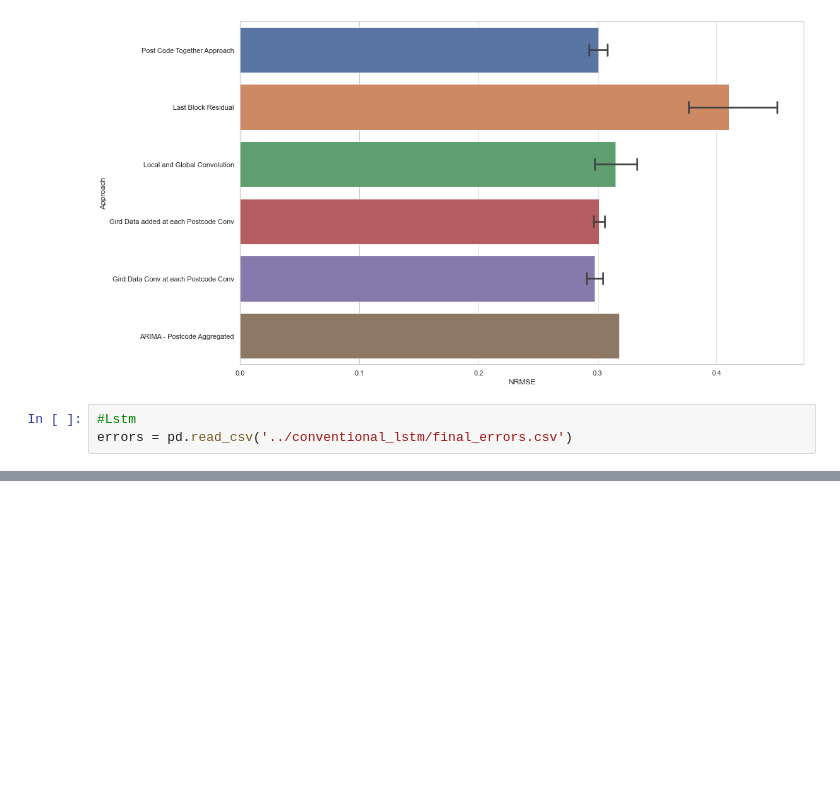
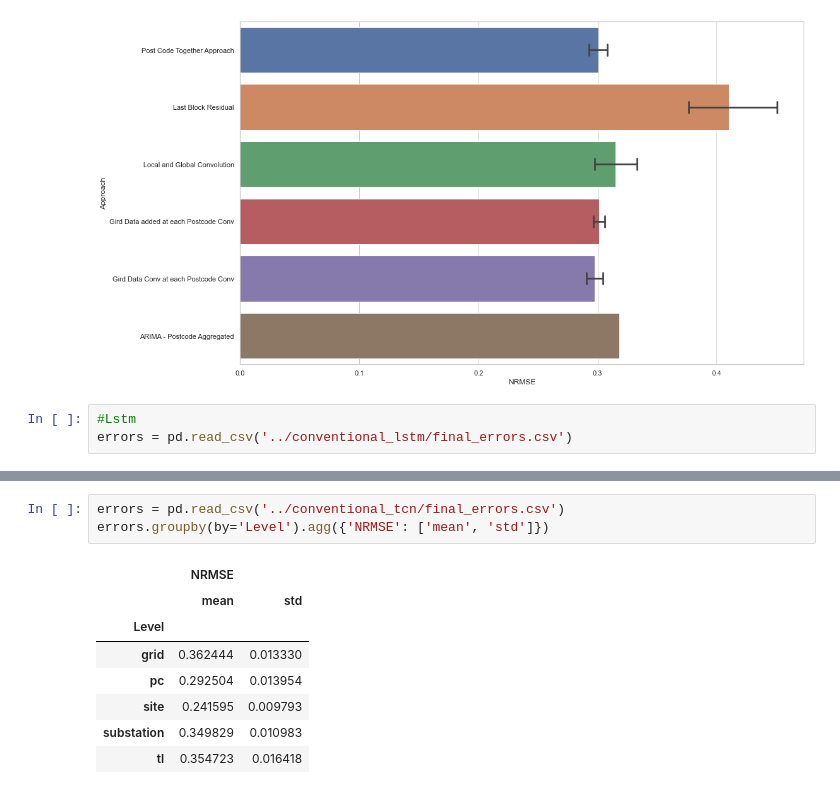
Before and after one commit to ManeeshaPerera/HTCNN-Forecasting, a Jupyter notebook: notebooks/draw-graphs.ipynb, the cells around one changed output, grey strips where cells are left out. Saved outputs shown, nothing was run; the diff lists cells and outputs as text; blank space fills up the shorter version.

```diff
--- a/notebooks/draw-graphs.ipynb
+++ b/notebooks/draw-graphs.ipynb
@@ -109,0 +129,12 @@ ax = sns.barplot(x="NRMSE", y="Level", data=errors, capsize=.2)
+# %%
+errors = pd.read_csv('../conventional_tcn/final_errors.csv')
+errors.groupby(by='Level').agg({'NRMSE': ['mean', 'std']})
+# %% [output]
+|  | NRMSE |  |
+|  | mean | std |
+| Level |  |  |
+| grid | 0.362444 | 0.013330 |
+| pc | 0.292504 | 0.013954 |
+| site | 0.241595 | 0.009793 |
+| substation | 0.349829 | 0.010983 |
+| tl | 0.354723 | 0.016418 |
```
Also changed, not shown: parts of 5 cells of this notebook, 2 other files.
